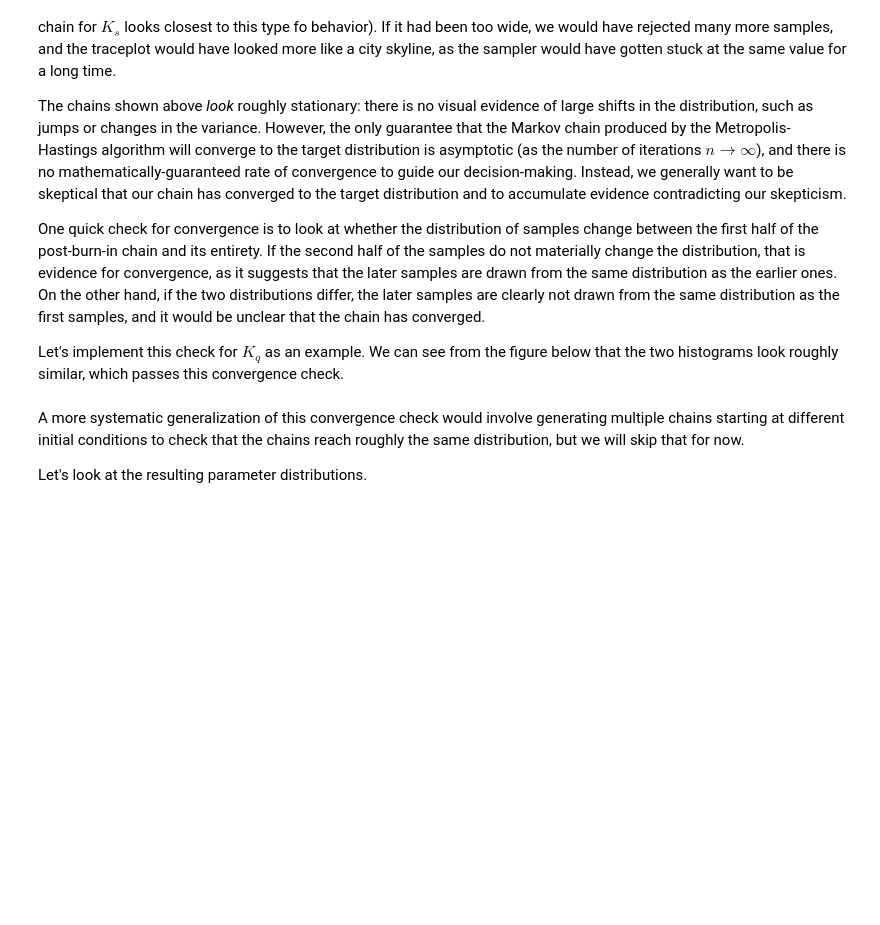
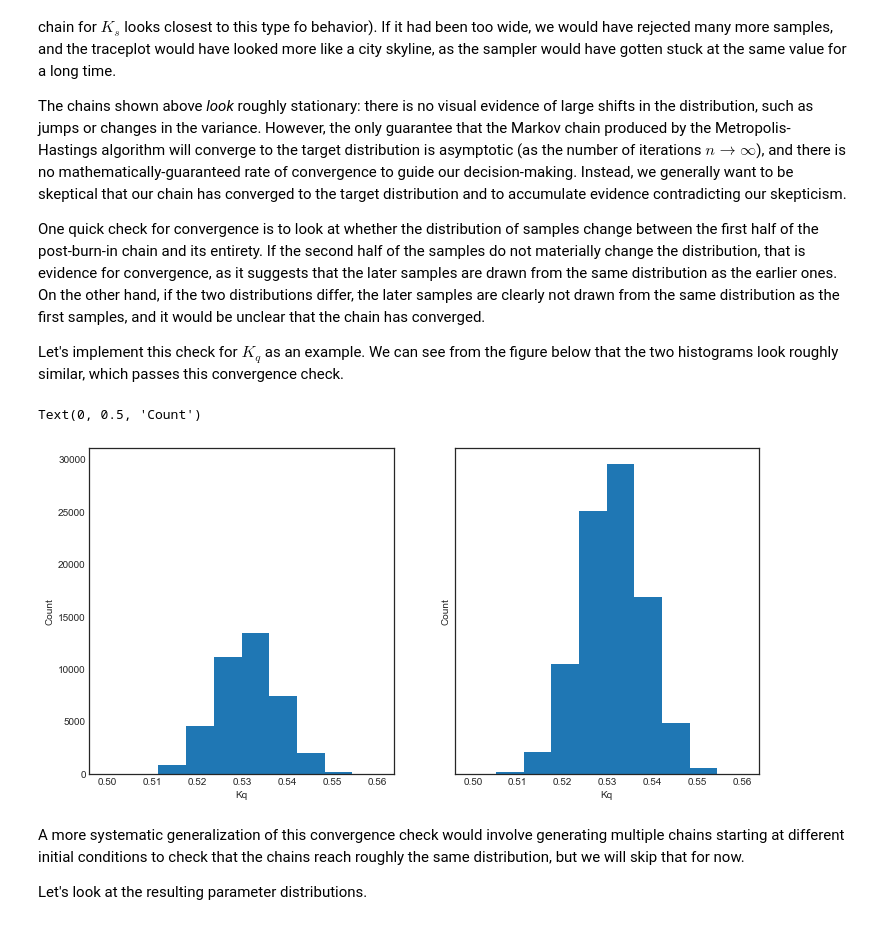
Before and after one commit to IMMM-SFA/msd_uncertainty_ebook, a Jupyter notebook: notebooks/mcmc.ipynb, the cells around one changed output. Cells and saved outputs as stored; diff of their text form; code cells hidden in the pictures; blank space fills up the shorter version.

```diff
--- a/notebooks/mcmc.ipynb
+++ b/notebooks/mcmc.ipynb
@@ -441,12 +444,15 @@ One quick check for convergence is to look at whether the distribution of sample
 Let's implement this check for $K_q$ as an example. We can see from the figure below that the two histograms look roughly similar, which passes this convergence check.
 # %%
 fig, axs = plt.subplots(1, 2, figsize=[12,6], sharey=True)
-axs[0].hist(out[0][(nburn+1):(niter/2), i])
-axs[1].hist(out[0][(nburn+1):niter, i])
+axs[0].hist(out[0][(nburn+1):int(niter/2), 0])
+axs[1].hist(out[0][(nburn+1):niter, 0])
 axs[0].set_xlabel("Kq")
 axs[0].set_ylabel("Count")
 axs[1].set_xlabel("Kq")
 axs[1].set_ylabel("Count")
+# %% [output]
+Text(0, 0.5, 'Count')
+[figure, added]
 # %% [markdown]
 
 
```
Also changed, not shown: parts of 12 cells of this notebook, 12 other files.
